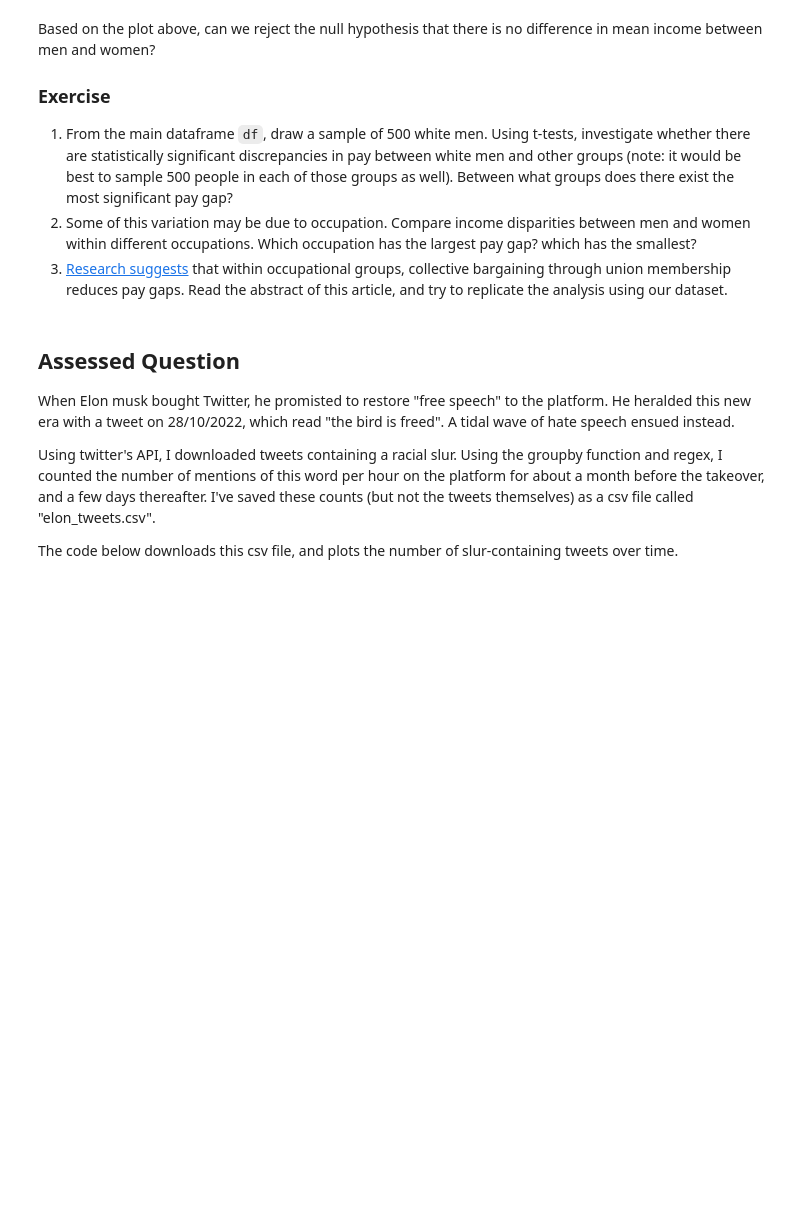
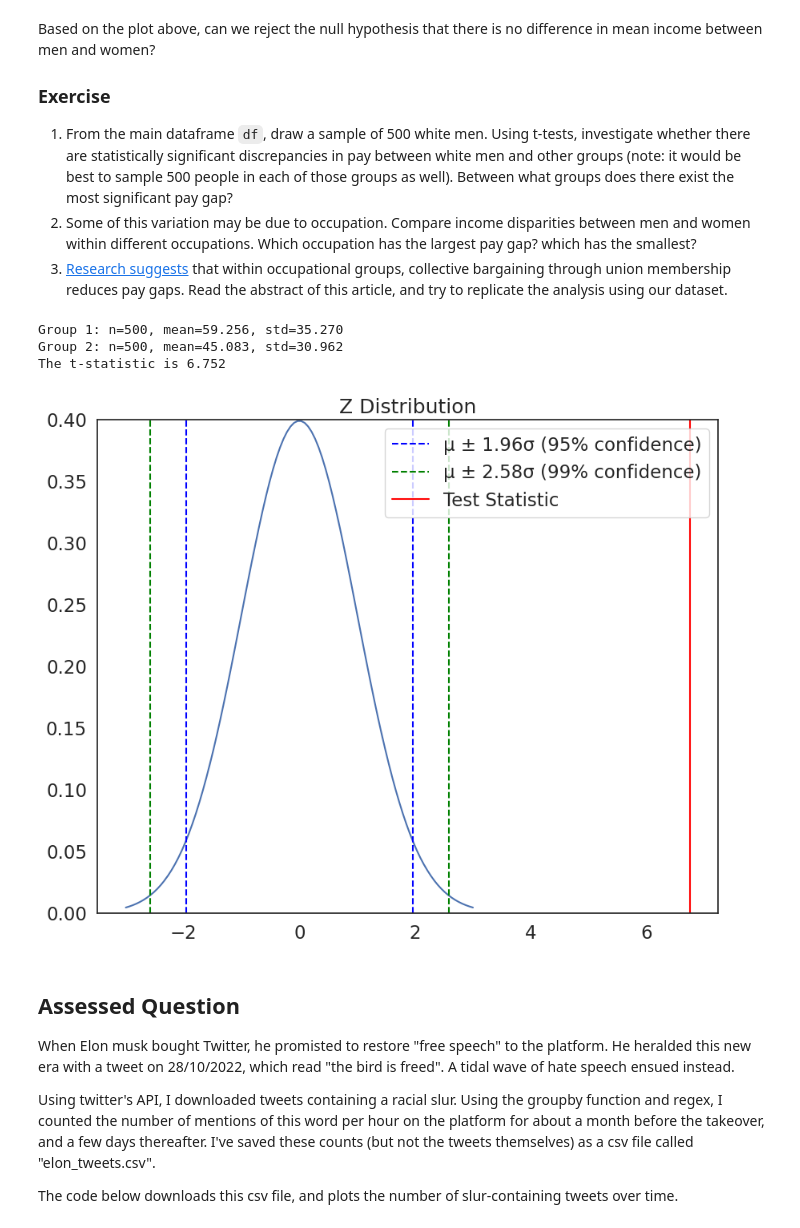
Before and after one commit to sofiya-sh/QM2, a Jupyter notebook: notebooks/W07. Hypothesis Testing.ipynb, the cells around one changed output. Saved outputs shown, nothing was run; the diff lists cells and outputs as text; code cells hidden in the pictures; blank space fills up the shorter version.

```diff
--- a/notebooks/W07. Hypothesis Testing.ipynb
+++ b/notebooks/W07. Hypothesis Testing.ipynb
@@ -297,3 +295,19 @@ sample=df.sample(1000)
+# %%
+white_men = df[(df['sex']==1)&(df['race']==1)]['income']
+white_men = white_men.sample(500)
+
+white_women = df[(df['sex']==2)&(df['race']==1)]['income']
+white_women = white_women.sample(500)
+
+t = manual_ttest(white_men,white_women)
+# %% [output]
+Group 1: n=500, mean=59.256, std=35.270
+Group 2: n=500, mean=45.083, std=30.962
+The t-statistic is 6.752
+# %%
+plot_z(t)
+# %% [output]
+[figure, added]
 # %% [markdown]
 ## Assessed Question
 
```
Also changed, not shown: parts of 11 cells of this notebook.
